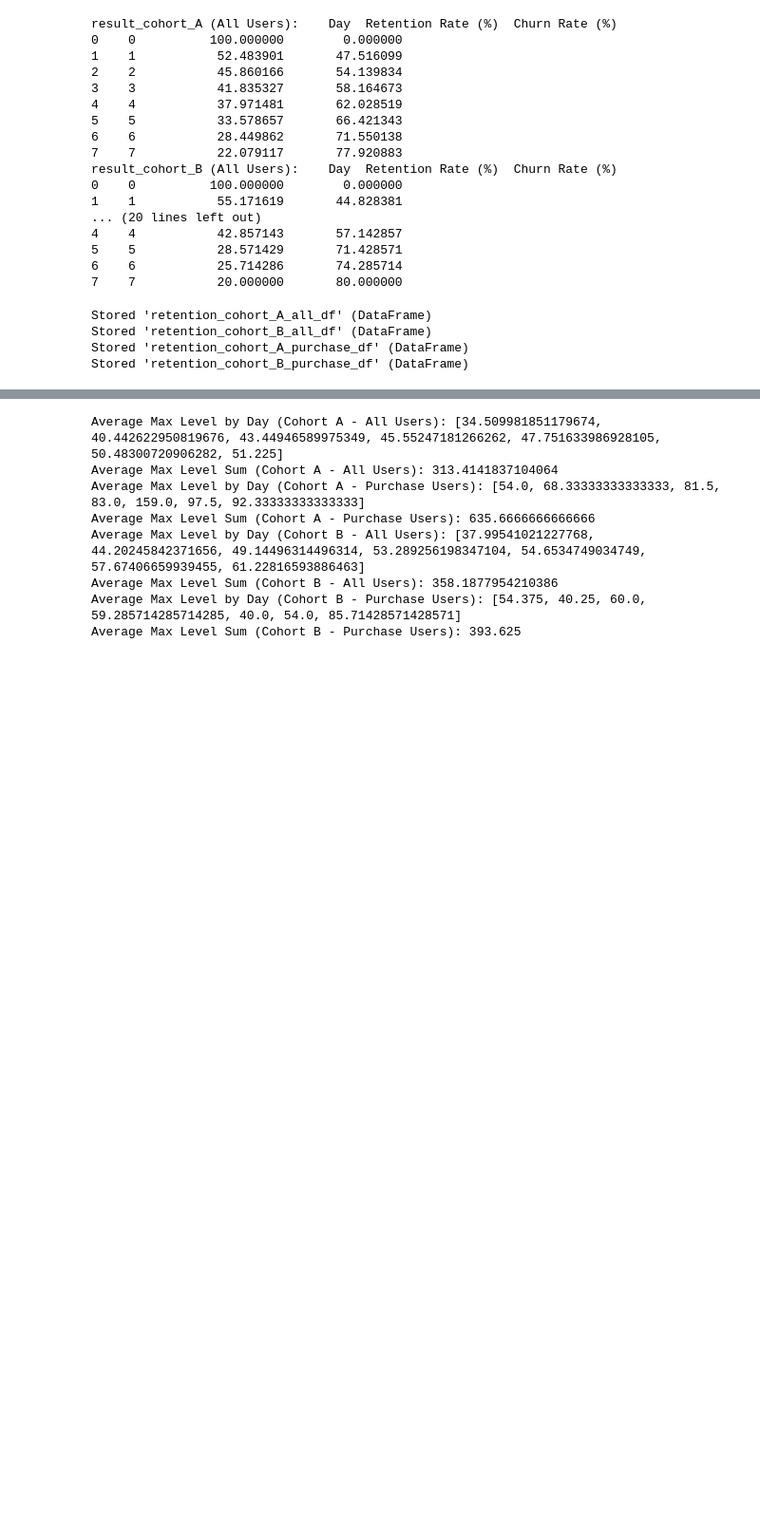
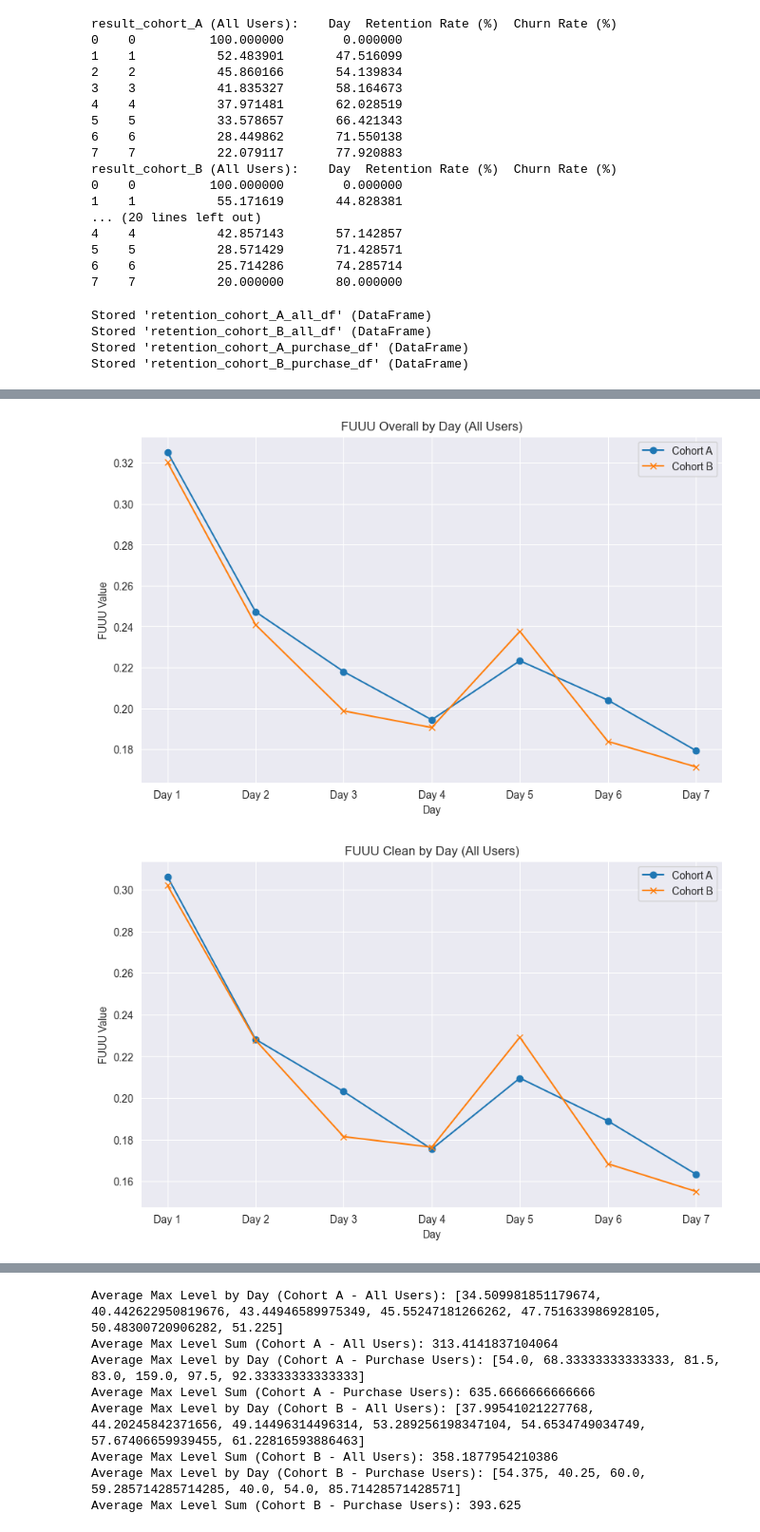
Before and after one commit to prosto-vlad19/A-B_testing_analysis, a Jupyter notebook: activity.ipynb, the cells around one changed output, grey strips where cells are left out. Shown at 95% size. Cells and saved outputs as stored; diff of their text form; code cells hidden in the pictures; blank space fills up the shorter version.

```diff
--- a/activity.ipynb
+++ b/activity.ipynb
@@ -258,0 +244,69 @@ plt.show()
+# %%
+#2.2 new Fuuu factor (by users) graph
+import matplotlib.pyplot as plt
+import numpy as np
+
+# Создаем функцию для построения графика с сравнением когорт
+def plot_fuuu_comparison(data1, data2, title, labels):
+    plt.figure(figsize=(10, 6))
+    x = np.arange(len(data1))
+    width = 0.4
+    plt.plot(x, data1, marker='o', label=labels[0])
+    plt.plot(x, data2, marker='x', label=labels[1])
+    plt.title(title)
+    plt.xlabel('Day')
+    plt.ylabel('FUUU Value')
+    plt.xticks(x, ['Day 1', 'Day 2', 'Day 3', 'Day 4', 'Day 5', 'Day 6', 'Day 7'])
+    plt.legend()
+    plt.grid(True)
+    plt.show()
+
+# Создаем функцию для построения гистограммы с сравнением когорт
+def plot_fuuu_histogram(data, title, labels):
+    plt.figure(figsize=(10, 6))
+    x = np.arange(len(data))
+    width = 0.4
+    plt.bar(x, data, width)
+    plt.title(title)
+    plt.xlabel('Cohort')
+    plt.ylabel('FUUU Value')
+    plt.xticks(x, labels)
+    plt.grid(True)
+    plt.show()
+
+# Постройте 4 графика с сравнением когорт
+plot_fuuu_comparison(fuuu_A_overall_by_day_all, fuuu_B_overall_by_day_all,
+                    'FUUU Overall by Day (All Users)',
+                    ['Cohort A', 'Cohort B'])
+
+plot_fuuu_comparison(fuuu_A_clean_by_day_all, fuuu_B_clean_by_day_all,
+                    'FUUU Clean by Day (All Users)',
+                    ['Cohort A', 'Cohort B'])
+
+plot_fuuu_comparison(fuuu_A_overall_by_day_purchase, fuuu_B_overall_by_day_purchase,
+                    'FUUU Overall by Day (Purchase Users)',
+                    ['Cohort A', 'Cohort B'])
+
+plot_fuuu_comparison(fuuu_A_clean_by_day_purchase, fuuu_B_clean_by_day_purchase,
+                    'FUUU Clean by Day (Purchase Users)',
+                    ['Cohort A', 'Cohort B'])
+
+# Постройте 4 гистограммы с сравнением когорт
+plot_fuuu_histogram([fuuu_A_overall_sum_all, fuuu_B_overall_sum_all],
+                    'FUUU Overall Sum (All Users)',
+                    ['Cohort A', 'Cohort B'])
+
+plot_fuuu_histogram([fuuu_A_clean_sum_all, fuuu_B_clean_sum_all],
+                    'FUUU Clean Sum (All Users)',
+                    ['Cohort A', 'Cohort B'])
+
+plot_fuuu_histogram([fuuu_A_overall_sum_purchase, fuuu_B_overall_sum_purchase],
+                    'FUUU Overall Sum (Purchase Users)',
+                    ['Cohort A', 'Cohort B'])
+
+plot_fuuu_histogram([fuuu_A_clean_sum_purchase, fuuu_B_clean_sum_purchase],
+                    'FUUU Clean Sum (Purchase Users)',
+                    ['Cohort A', 'Cohort B'])
+# %% [output]
+[figure, added]
+[figure, added]
```
Also changed, not shown: parts of 14 cells of this notebook.
